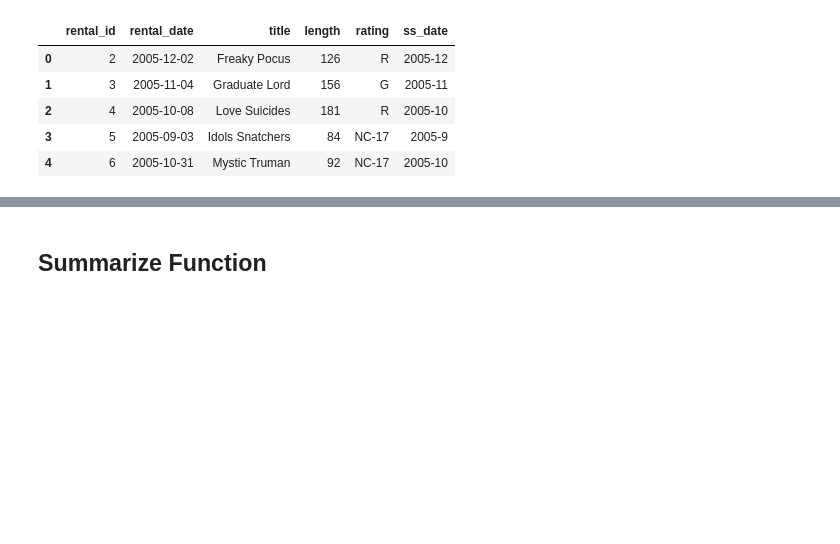
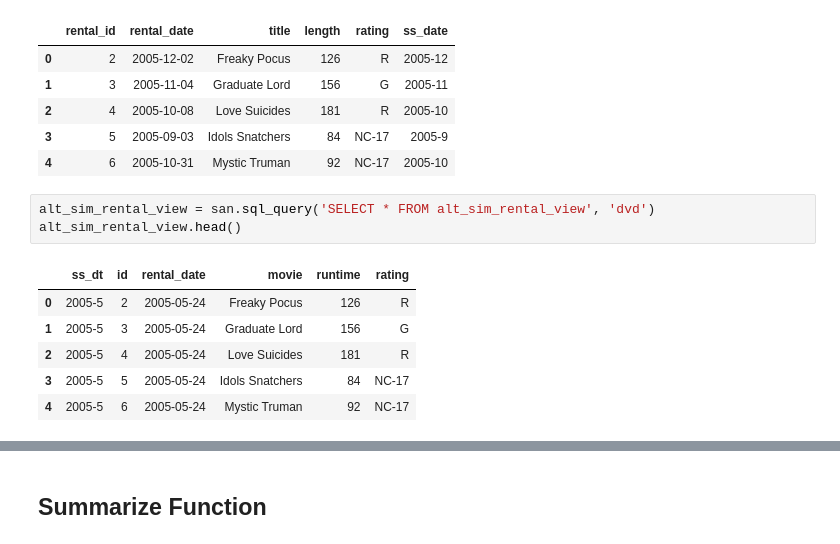
Before and after one commit to rebeccaebarnes/sql_analysis, a Jupyter notebook: sql_analysis_development.ipynb, the cells around one changed output, grey strips where cells are left out. Cells and saved outputs as stored; diff of their text form; blank space fills up the shorter version.

```diff
--- a/sql_analysis_development.ipynb
+++ b/sql_analysis_development.ipynb
@@ -165,3 +195,13 @@ alt_rental_view.head()
 | 2 | 4 | 2005-10-08 | Love Suicides | 181 | R | 2005-10 |
 | 3 | 5 | 2005-09-03 | Idols Snatchers | 84 | NC-17 | 2005-9 |
 | 4 | 6 | 2005-10-31 | Mystic Truman | 92 | NC-17 | 2005-10 |
+# %%
+alt_sim_rental_view = san.sql_query('SELECT * FROM alt_sim_rental_view', 'dvd')
+alt_sim_rental_view.head()
+# %% [output]
+|  | ss_dt | id | rental_date | movie | runtime | rating |
+| 0 | 2005-5 | 2 | 2005-05-24 | Freaky Pocus | 126 | R |
+| 1 | 2005-5 | 3 | 2005-05-24 | Graduate Lord | 156 | G |
+| 2 | 2005-5 | 4 | 2005-05-24 | Love Suicides | 181 | R |
+| 3 | 2005-5 | 5 | 2005-05-24 | Idols Snatchers | 84 | NC-17 |
+| 4 | 2005-5 | 6 | 2005-05-24 | Mystic Truman | 92 | NC-17 |
```
Also changed, not shown: parts of 14 cells of this notebook.
